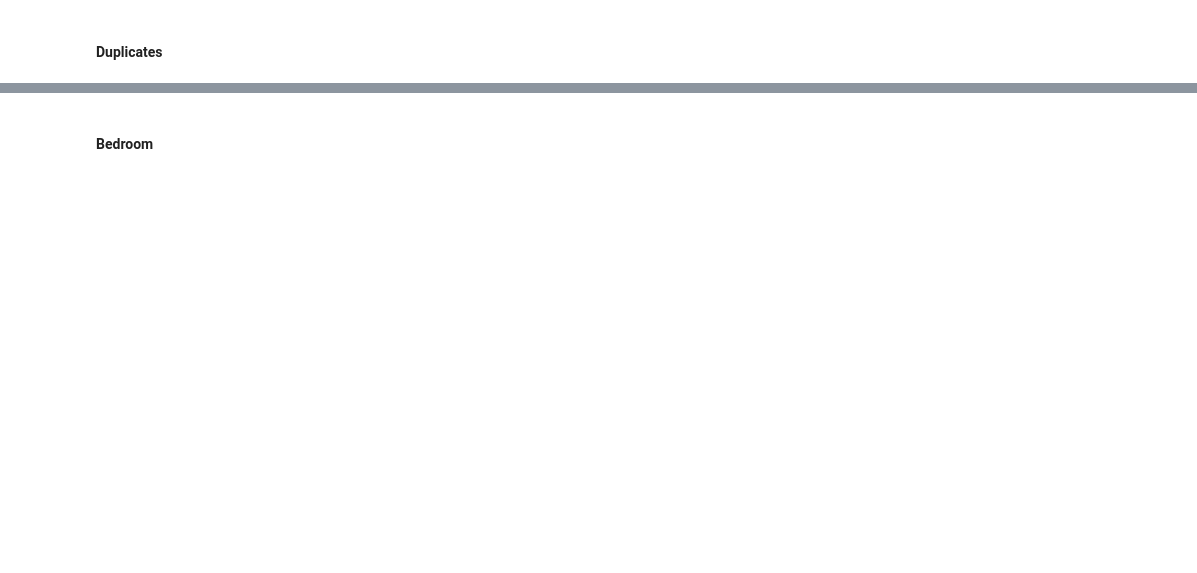
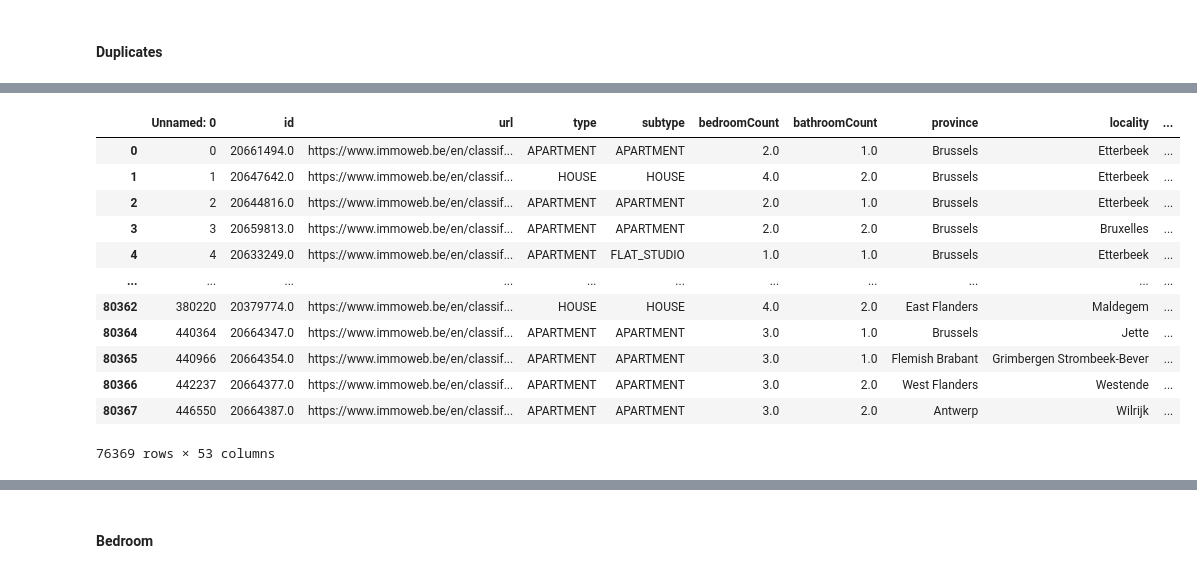
Before and after one commit to hermstefanny/immo-eliza-analysis, a Jupyter notebook: cleaning_notebook.ipynb, the cells around one changed output, grey strips where cells are left out. Saved outputs shown, nothing was run; the diff lists cells and outputs as text; code cells hidden in the pictures; blank space fills up the shorter version.

```diff
--- a/cleaning_notebook.ipynb
+++ b/cleaning_notebook.ipynb
@@ -41,5 +50,5 @@ len(raw_df)
 # %%
-raw_df.drop_duplicates(subset=['zimmo code'], inplace=True)
+raw_df.drop_duplicates(subset=['id'], inplace=True)
 # %%
 len(raw_df)
 # %% [output]
@@ -55,0 +114,17 @@ raw_df.head()
+# %%
+df_wo_null_price = raw_df[~raw_df['price'].isna()]
+df_wo_null_price
+# %% [output]
+|  | Unnamed: 0 | id | url | type | subtype | bedroomCount | bathroomCount | province | locality | ... |
+| 0 | 0 | 20661494.0 | https://www.immoweb.be/en/classif... | APARTMENT | APARTMENT | 2.0 | 1.0 | Brussels | Etterbeek | ... |
+| 1 | 1 | 20647642.0 | https://www.immoweb.be/en/classif... | HOUSE | HOUSE | 4.0 | 2.0 | Brussels | Etterbeek | ... |
+| 2 | 2 | 20644816.0 | https://www.immoweb.be/en/classif... | APARTMENT | APARTMENT | 2.0 | 1.0 | Brussels | Etterbeek | ... |
+| 3 | 3 | 20659813.0 | https://www.immoweb.be/en/classif... | APARTMENT | APARTMENT | 2.0 | 2.0 | Brussels | Bruxelles | ... |
+| 4 | 4 | 20633249.0 | https://www.immoweb.be/en/classif... | APARTMENT | FLAT_STUDIO | 1.0 | 1.0 | Brussels | Etterbeek | ... |
+| ... | ... | ... | ... | ... | ... | ... | ... | ... | ... | ... |
+| 80362 | 380220 | 20379774.0 | https://www.immoweb.be/en/classif... | HOUSE | HOUSE | 4.0 | 2.0 | East Flanders | Maldegem | ... |
+| 80364 | 440364 | 20664347.0 | https://www.immoweb.be/en/classif... | APARTMENT | APARTMENT | 3.0 | 1.0 | Brussels | Jette | ... |
+| 80365 | 440966 | 20664354.0 | https://www.immoweb.be/en/classif... | APARTMENT | APARTMENT | 3.0 | 1.0 | Flemish Brabant | Grimbergen Strombeek-Bever | ... |
+| 80366 | 442237 | 20664377.0 | https://www.immoweb.be/en/classif... | APARTMENT | APARTMENT | 3.0 | 2.0 | West Flanders | Westende | ... |
+| 80367 | 446550 | 20664387.0 | https://www.immoweb.be/en/classif... | APARTMENT | APARTMENT | 3.0 | 2.0 | Antwerp | Wilrijk | ... |
+76369 rows × 53 columns
```
Also changed, not shown: parts of 56 cells of this notebook.
